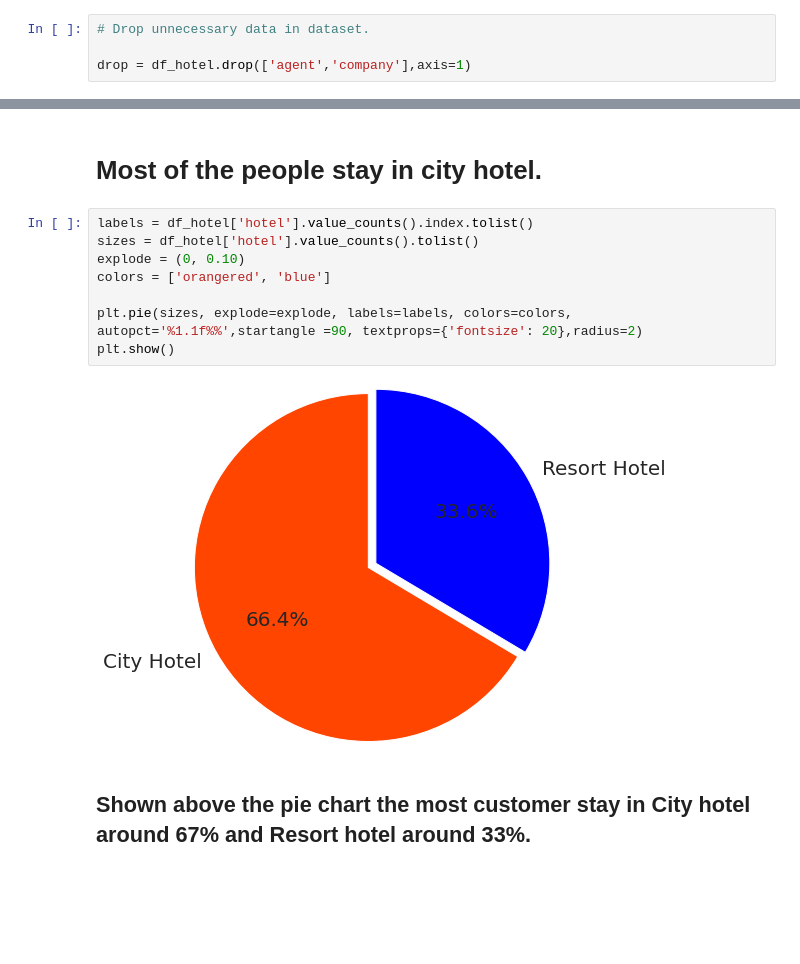
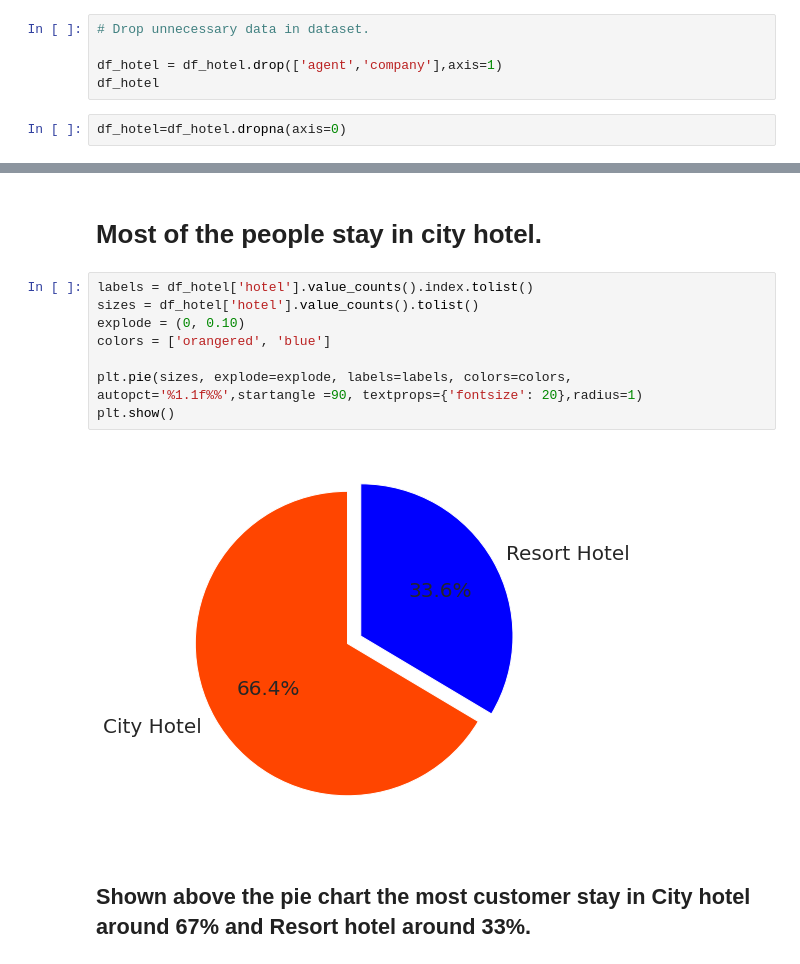
Before and after one commit to atif2786/Hotel-Booking-Analysis-, a Jupyter notebook: Hotel_Booking_Analysis_Capstone_Project.ipynb, the cells around one changed output, grey strips where cells are left out. Cells and saved outputs as stored; diff of their text form; blank space fills up the shorter version.

Commit message:
sixth commit hotel booking

```diff
--- a/Hotel_Booking_Analysis_Capstone_Project.ipynb
+++ b/Hotel_Booking_Analysis_Capstone_Project.ipynb
@@ -196,5 +197,8 @@ dtype: int64
 # %%
 # Drop unnecessary data in dataset.
 
-drop = df_hotel.drop(['agent','company'],axis=1)
+df_hotel = df_hotel.drop(['agent','company'],axis=1)
+df_hotel
+# %%
+df_hotel=df_hotel.dropna(axis=0)
 # %%
@@ -241,13 +245,13 @@ plt.show()
 # %%
 labels = df_hotel['hotel'].value_counts().index.tolist()
 sizes = df_hotel['hotel'].value_counts().tolist()
 explode = (0, 0.10)
 colors = ['orangered', 'blue']
 
-plt.pie(sizes, explode=explode, labels=labels, colors=colors, autopct='%1.1f%%',startangle =90, textprops={'fontsize': 20},radius=2)
+plt.pie(sizes, explode=explode, labels=labels, colors=colors, autopct='%1.1f%%',startangle =90, textprops={'fontsize': 20},radius=1)
 plt.show()
 # %% [output]
-[figure, old version]
+[figure, new version]
 # %% [markdown]
 ## Shown above the pie chart the most customer stay in City hotel around 67% and Resort hotel around 33%.
 # %% [markdown]
```
Also changed, not shown: parts of 11 cells of this notebook.
